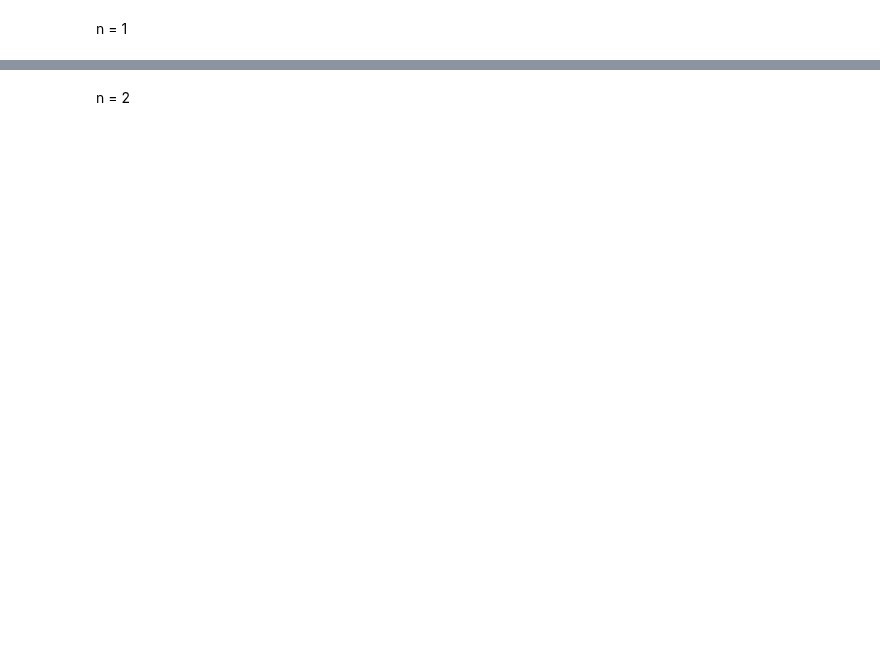
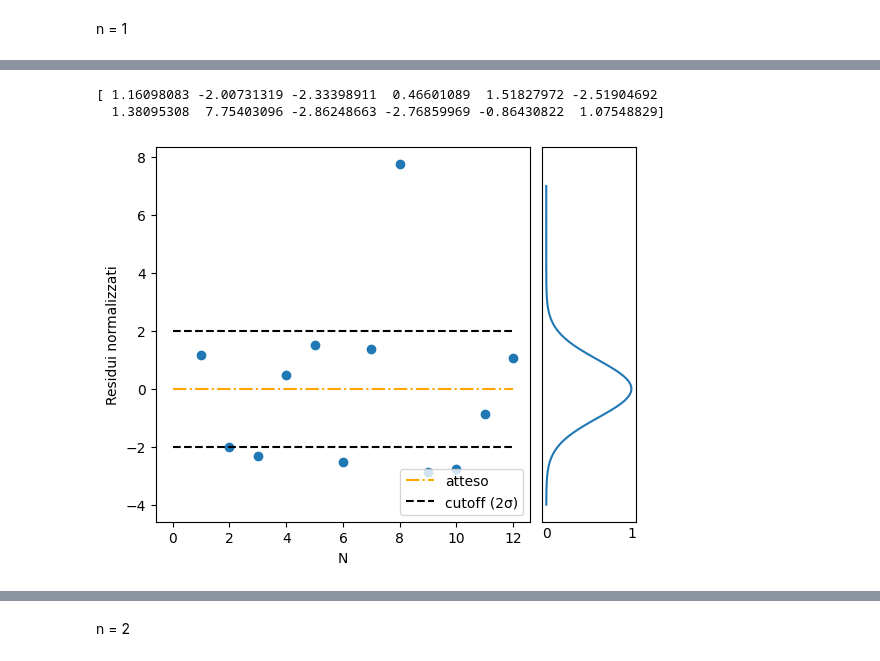
Before and after one commit to ARossiUnimib/Laboratorio-2---Gruppo-21-A.A.-2023-24, a Jupyter notebook: Notebooks/Microonde/Microonde.ipynb, the cells around one changed output, grey strips where cells are left out. Cells and saved outputs as stored; diff of their text form; code cells hidden in the pictures; blank space fills up the shorter version.

Commit message:
cutoff su bragg

```diff
--- a/Notebooks/Microonde/Microonde.ipynb
+++ b/Notebooks/Microonde/Microonde.ipynb
@@ -1071,0 +1039,39 @@ print(np.degrees(theta_max1))
+# %%
+def mostra_residui(y, err_y, model, a, b, c, x):
+    residuals = (y - model(x,a,b,c))/err_y
+
+    fig = plt.figure(figsize=(6, 6))
+
+    gs = fig.add_gridspec(2, 2,  width_ratios=(4, 1), height_ratios=(1, 4),
+                        left=0.1, right=0.9, bottom=0.1, top=0.9,
+                        wspace=0.05, hspace=0.05)
+
+    ax = fig.add_subplot(gs[1, 0])
+    ax_ploty = fig.add_subplot(gs[1, 1], sharey=ax)
+
+    # weigthed mean of residuals
+
+    N = [1,2,3,4,5,6,7,8,9,10,11,12]
+    ax.scatter(N, residuals)
+    ax.hlines(0,0,12,color='orange',linestyle='-.',label='atteso')
+    ax.hlines(2,0,12,color='black',linestyle='--',label='cutoff (2σ)')
+    ax.hlines(-2,0,12,color='black',linestyle='--')
+    ax.set_xlabel("N")
+    ax.set_ylabel("Residui normalizzati")
+    ax.legend(loc='lower right')
+    ax.plot()
+
+    x = np.linspace(-4, 7, 1000)
+    ax_ploty.plot(np.exp(-0.5*(x)**2), x)
+    ax_ploty.tick_params(labelleft=False, length=0)
+
+    print(residuals)
+
+def model(x,a,b,c):
+    return a*x**2 + b*x + c
+
+mostra_residui(M_1, err_M, model, a1, b1, c1, theta_1)
+# %% [output]
+[ 1.16098083 -2.00731319 -2.33398911  0.46601089  1.51827972 -2.51904692
+  1.38095308  7.75403096 -2.86248663 -2.76859969 -0.86430822  1.07548829]
+[figure, added]
```
Also changed, not shown: parts of 19 cells of this notebook.
